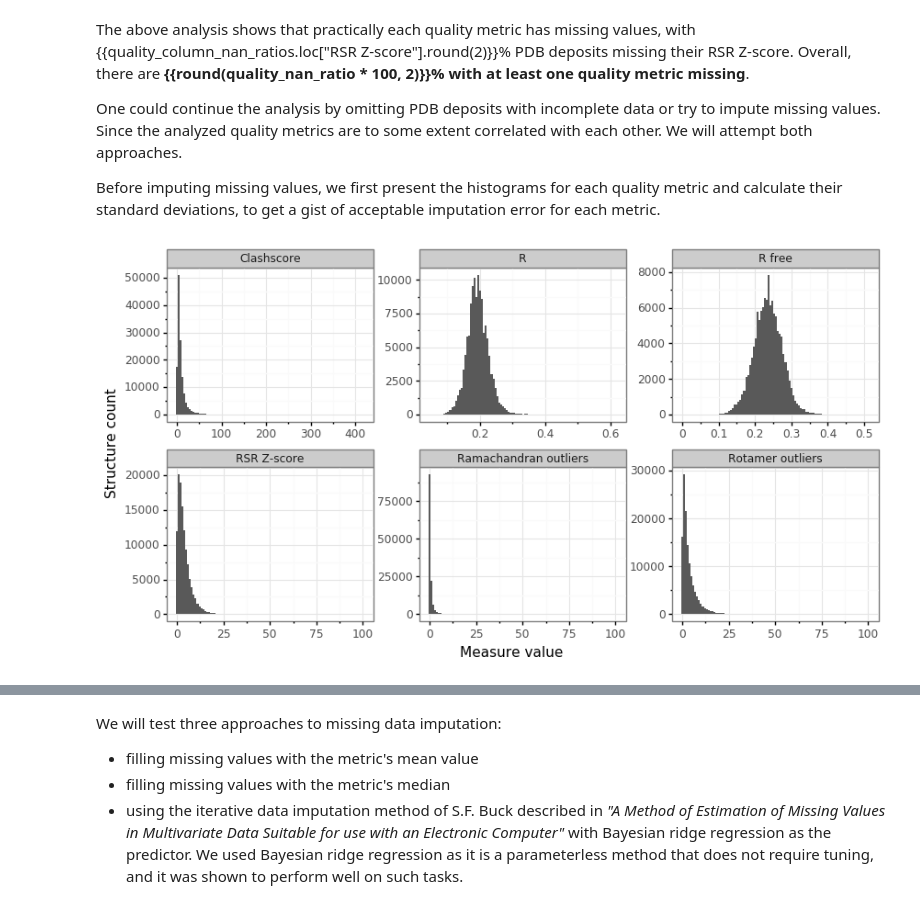
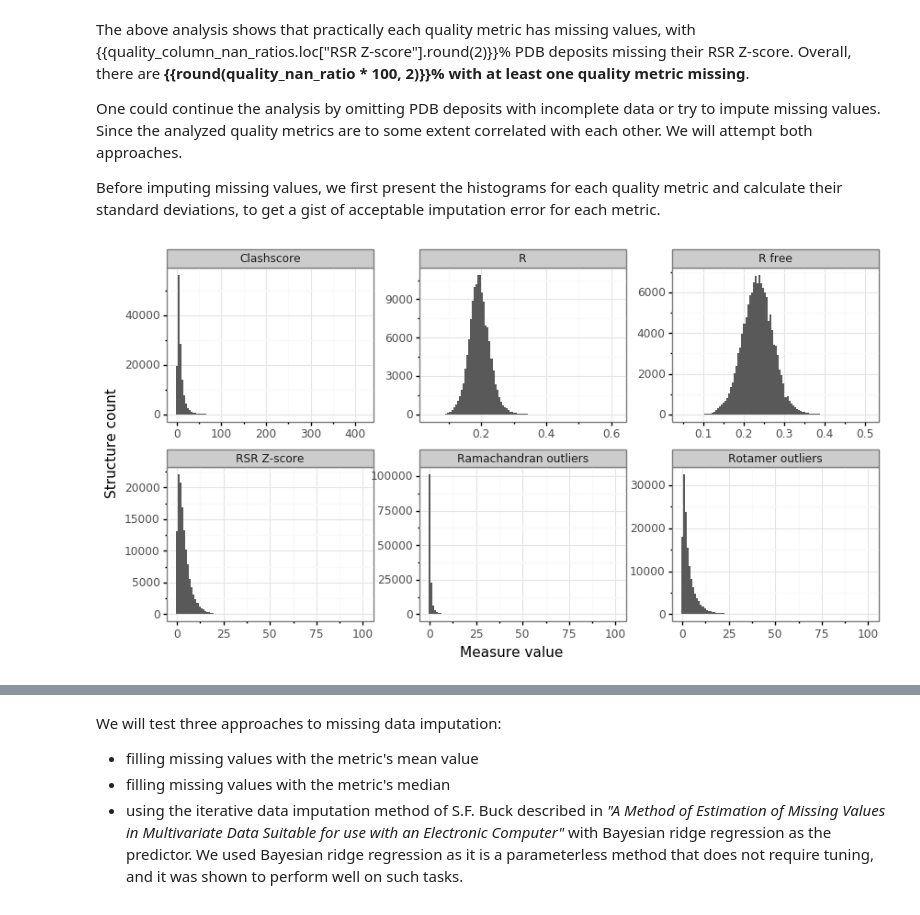
Before and after one commit to dabrze/pdb_structure_quality, a Jupyter notebook: PDB analysis.ipynb, the cells around one changed output, grey strips where cells are left out. Drawn from its saved outputs; the diff is of its cells as text; code cells hidden in the pictures.

```diff
--- a/PDB analysis.ipynb
+++ b/PDB analysis.ipynb
@@ -77 +66,6 @@ pd.DataFrame(journal_df_raw.Journal.unique(), columns=["Journal"]).sort_values("
+# %%
+quality_df_raw = pd.read_csv("data/pdb_quality.csv", na_values="", keep_default_na=False)
+
+raw_journal_count = len(quality_df_raw.Journal.unique())
+pd.DataFrame(quality_df_raw.Journal.unique(), columns=["Journal"]).sort_values("Journal").to_csv("results/unique_journals_before.csv", index=False)
 # %% [markdown]
@@ -182,0 +132,3 @@ Final number of structures: 126739
+# %%
+full_quality_df = clean_quality_data(quality_df_raw)
+issn_and_name_unification_journal_count = len(full_quality_df.Journal.unique())
@@ -294,7 +244,10 @@ disappearing_journals_df.to_csv("results/disappearing.csv")
 # %%
 mapping_df = pd.read_csv("results/journal_mapping.csv", index_col=False)
 mapping_dict = mapping_df.set_index('From')["To"].to_dict()
-journal_df = journal_df.replace(mapping_dict).copy()
-unique_journals_df = pd.DataFrame(journal_df.Journal.unique(), columns=["Journal"]).sort_values("Journal")
+
+full_quality_df = full_quality_df.replace(mapping_dict).copy()
+full_quality_df = full_quality_df.drop(["ISSN", "Journal CSD Id", "Publication year"], axis=1)
+
+unique_journals_df = pd.DataFrame(full_quality_df.Journal.unique(), columns=["Journal"]).sort_values("Journal")
 unique_journals_df.to_csv("results/unique_journals_after.csv", index=False)
 # %% [markdown]
@@ -333,22 +287,22 @@ Before imputing missing values, we first present the histograms for each quality
 # %%
 with warnings.catch_warnings():
     warnings.simplefilter("ignore")
-    df_plot = pd.melt(quality_df, id_vars=None,
+    df_plot = pd.melt(full_quality_df, id_vars=None,
                       value_vars=["Clashscore", "R", "R free", "RSR Z-score",
                                   "Ramachandran outliers", "Rotamer outliers"])
 
     p = ggplot(aes(x='value'), df_plot) + \
         geom_histogram(bins=100) + \
         theme_bw() + \
         facet_wrap("~variable", ncol=3, scales="free") + \
         ylab("Structure count") +\
         xlab("Measure value") +\
         theme(figure_size=(10, 5), panel_spacing_x=0.5,
               panel_spacing_y=0.3, legend_position="none")
 
     p.draw();
 # %% [output]
-[figure, old version]
+[figure, new version]
 # %%
 display(quality_not_nan_df.std().to_frame(name="Standard deviation").style.format("{:.3f}"))
 # %% [output]
```
Also changed, not shown: parts of 50 cells of this notebook, 14 other files.
